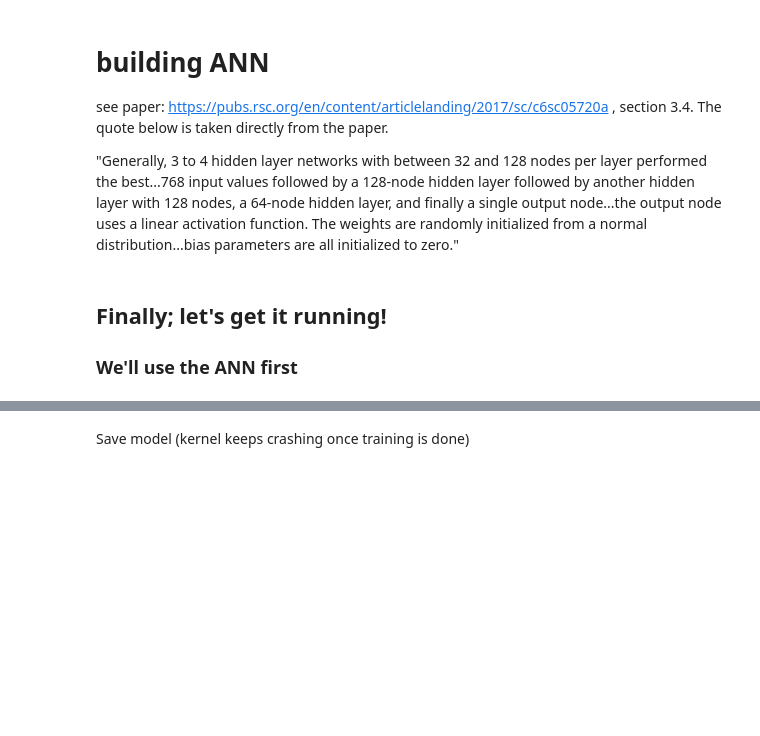
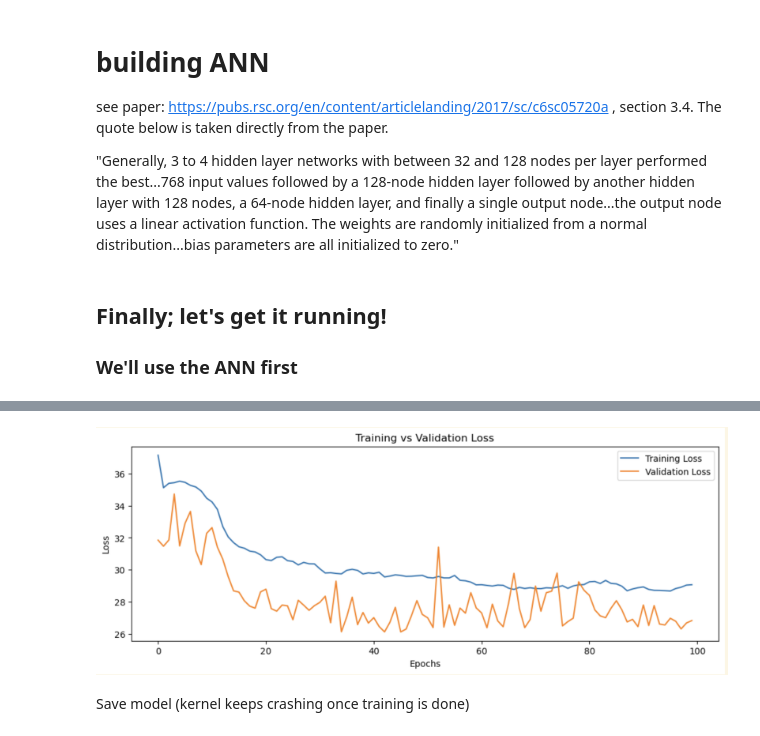
Before and after one commit to koreogundele/chem277b-final-project, a Jupyter notebook: predicting_ani_energies.ipynb, the cells around one changed output, grey strips where cells are left out. Cells and saved outputs as stored; diff of their text form; code cells hidden in the pictures; blank space fills up the shorter version.

```diff
--- a/predicting_ani_energies.ipynb
+++ b/predicting_ani_energies.ipynb
@@ -7131,3 +7169,8 @@ for idx, (train_index, val_index) in enumerate(kf.split(mbtr_reps)):
+# %%
+# training curve 3
+Image(filename='training_curves/ann/final3.png')
+# %% [output]
+[figure, added]
 # %% [markdown]
 Save model (kernel keeps crashing once training is done)
 # %%
```
Also changed, not shown: parts of 12 cells of this notebook.
